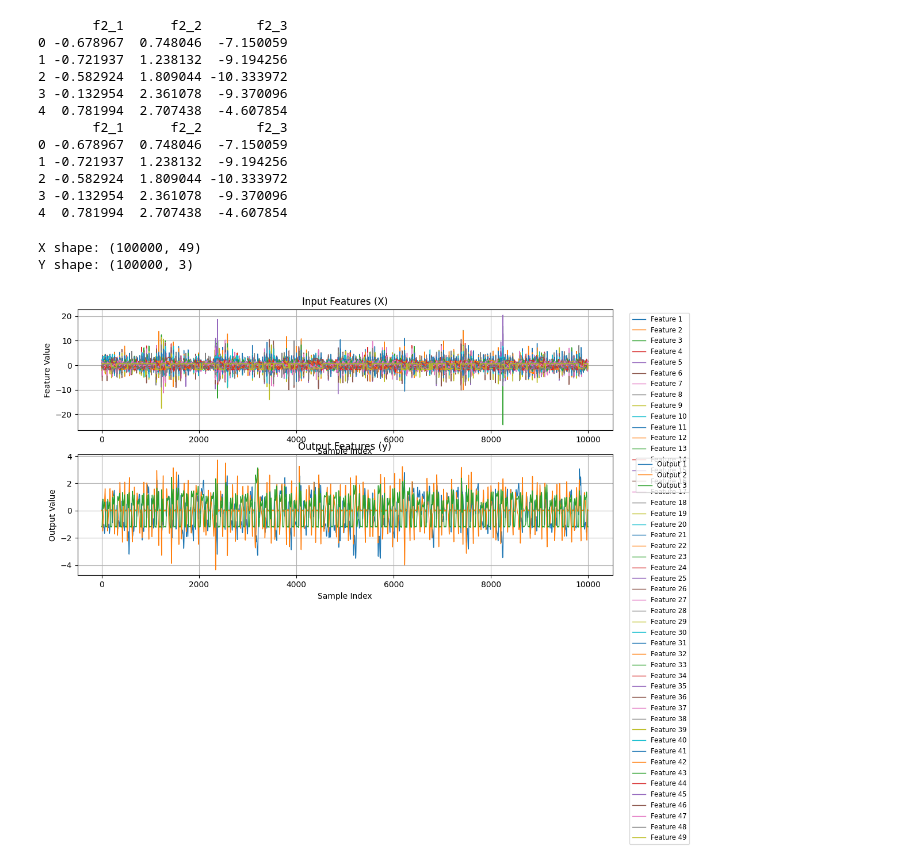
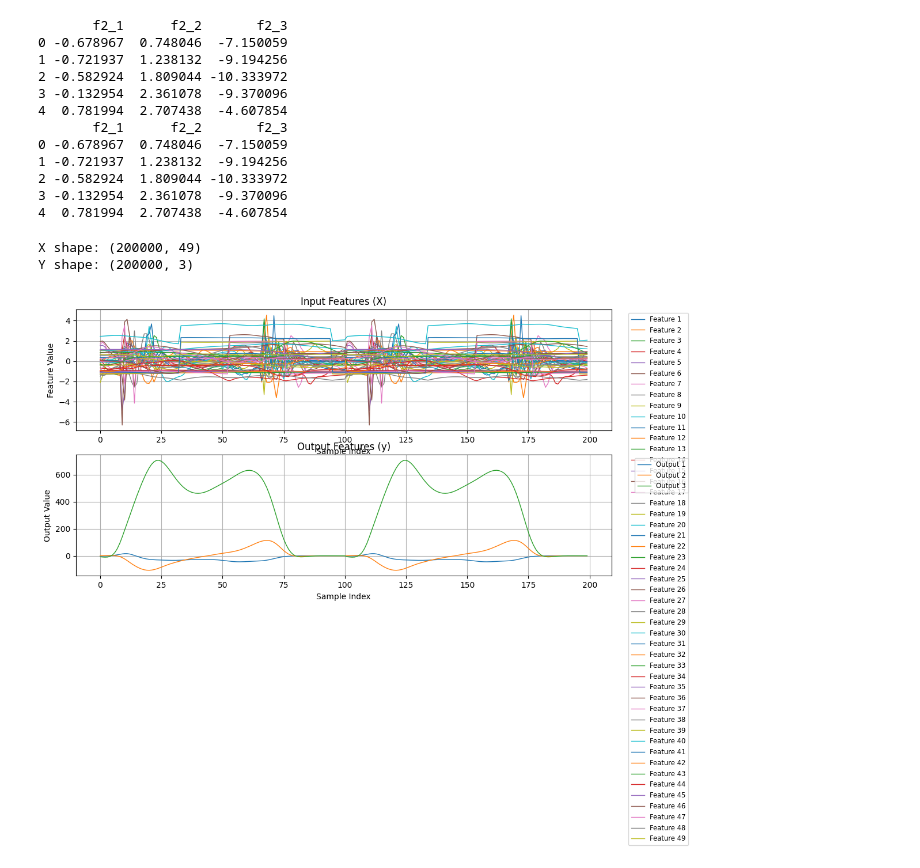
Before and after one commit to gateway240/ai-imu-grf, a Jupyter notebook: alex-ml-v4.ipynb, the cells around one changed output. Cells and saved outputs as stored; diff of their text form; code cells hidden in the pictures.

```diff
--- a/alex-ml-v4.ipynb
+++ b/alex-ml-v4.ipynb
@@ -60,7 +60,7 @@ x_og.drop(columns=['time'], inplace=True)
 y_og.drop(columns=['time'], inplace=True)
 
 
-num_rows = 100000
+num_rows = 200000
 x = x_og[:num_rows]
 y = y_og[:num_rows]
 # %%
@@ -103,39 +103,39 @@ print(y.head())
 scalerX = StandardScaler()
 X = scalerX.fit_transform(x)
 
-# Y = y
-scalerY = StandardScaler()
-Y = scalerY.fit_transform(y)
+Y = y
+# scalerY = StandardScaler()
+# Y = scalerY.fit_transform(y)
 print(f"X shape: {X.shape}")
 print(f"Y shape: {y.shape}")
 # %% [output]
-X shape: (100000, 49)
-Y shape: (100000, 3)
+X shape: (200000, 49)
+Y shape: (200000, 3)
 # %%
 # Create a figure
 plt.figure(figsize=(12, 6))
 
-graph_window = 10000
+graph_window = 200
 # Plotting the input features (X)
 plt.subplot(2, 1, 1)
 for i in range(X.shape[1]):  # Loop through each feature (column)
     plt.plot(X[:graph_window, i], label=f'Feature {i+1}', linewidth=1)
 plt.title('Input Features (X)')
 plt.xlabel('Sample Index')
 plt.ylabel('Feature Value')
 plt.legend(loc='upper right', bbox_to_anchor=(1.15, 1), fontsize='small')
 plt.grid()
 
 # Plotting the output features (y)
 plt.subplot(2, 1, 2)
 for i in range(Y.shape[1]):  # Loop through each output feature (column)
-    plt.plot(Y[:graph_window, i], label=f'Output {i+1}', linewidth=1)
+    plt.plot(Y.iloc[:graph_window, i], label=f'Output {i+1}', linewidth=1)
 plt.title('Output Features (y)')
 plt.xlabel('Sample Index')
 plt.ylabel('Output Value')
 plt.legend(loc='upper right', bbox_to_anchor=(1.15, 1), fontsize='small')
 plt.grid()
 
 plt.show()
 # %% [output]
-[figure, old version]
+[figure, new version]
```
Also changed, not shown: parts of 13 cells of this notebook, 1 other file.
